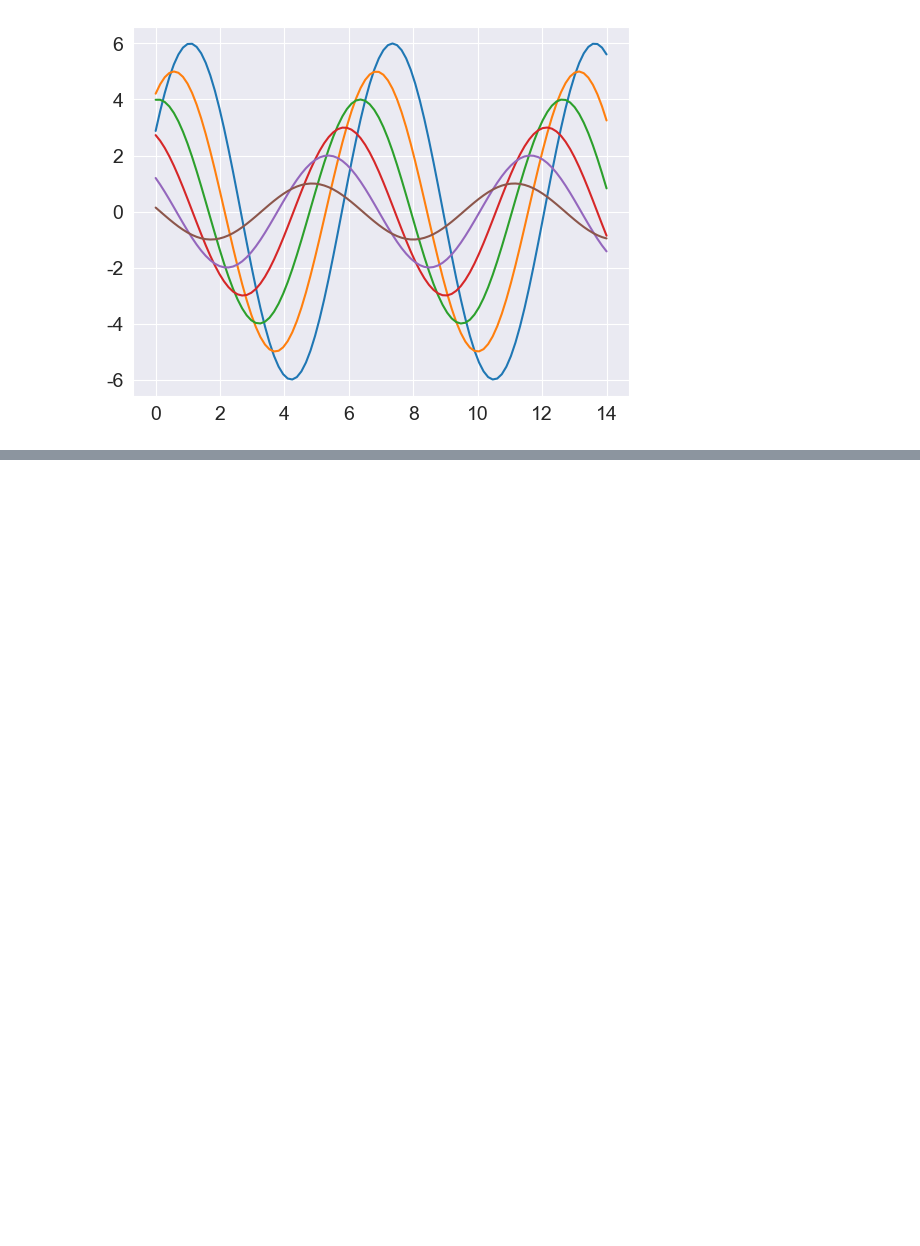
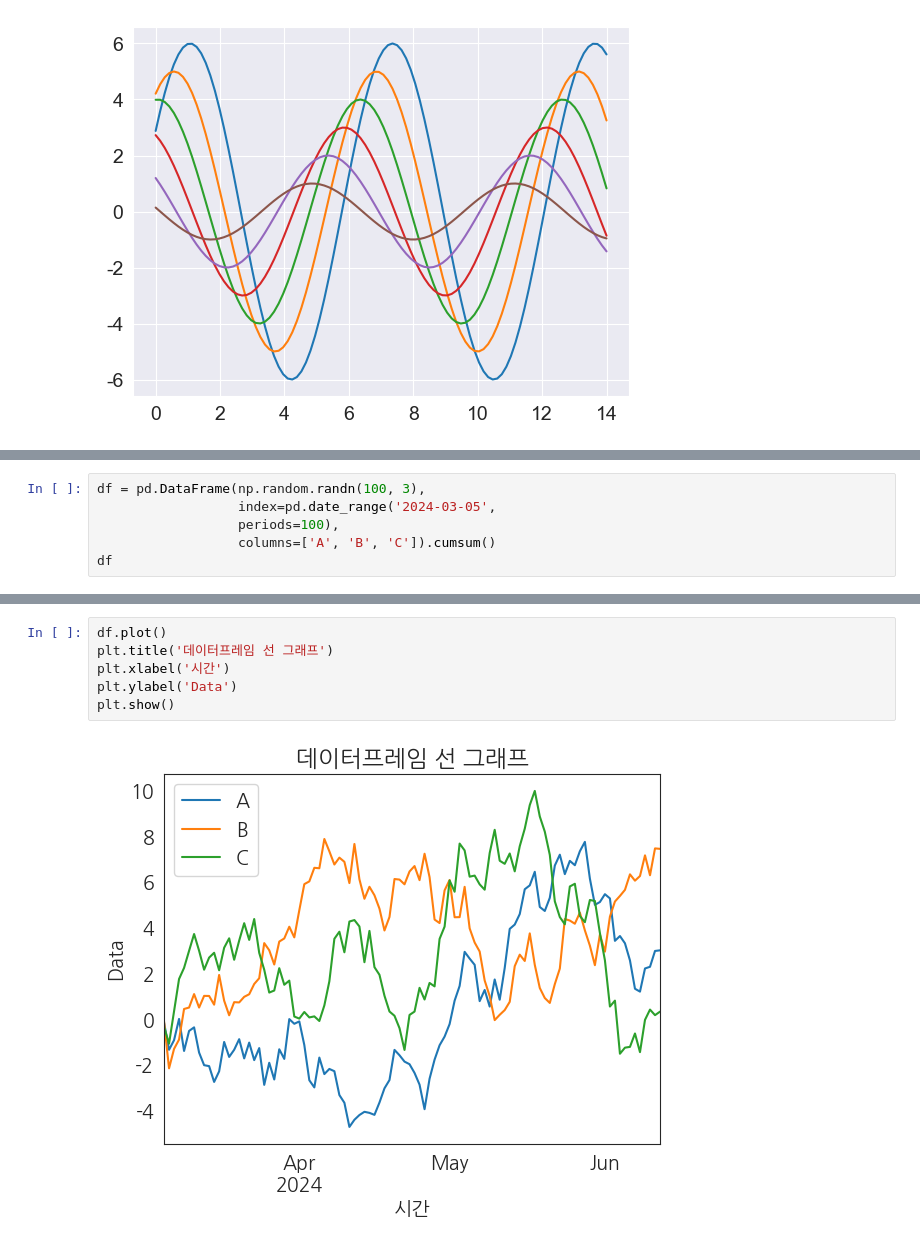
Before and after one commit to DDDDKo/python_study, a Jupyter notebook: matplotlib_visualize_data/matplotlib_example.ipynb, the cells around one changed output, grey strips where cells are left out. Drawn from its saved outputs; the diff is of its cells as text; blank space fills up the shorter version.

```diff
--- a/matplotlib_visualize_data/matplotlib_example.ipynb
+++ b/matplotlib_visualize_data/matplotlib_example.ipynb
@@ -340,0 +346,6 @@ sinplot()
+# %%
+df = pd.DataFrame(np.random.randn(100, 3),
+                  index=pd.date_range('2024-03-05',
+                  periods=100),
+                  columns=['A', 'B', 'C']).cumsum()
+df
@@ -340,0 +366,8 @@ sinplot()
+# %%
+df.plot()
+plt.title('데이터프레임 선 그래프')
+plt.xlabel('시간')
+plt.ylabel('Data')
+plt.show()
+# %% [output]
+[figure, added]
```
Also changed, not shown: parts of 33 cells of this notebook.
